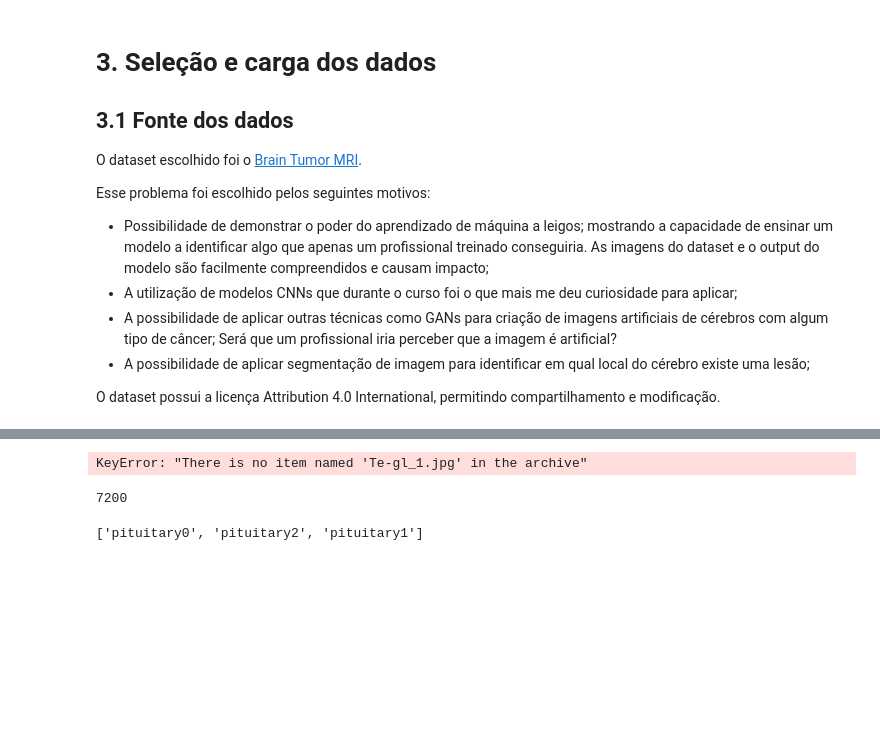
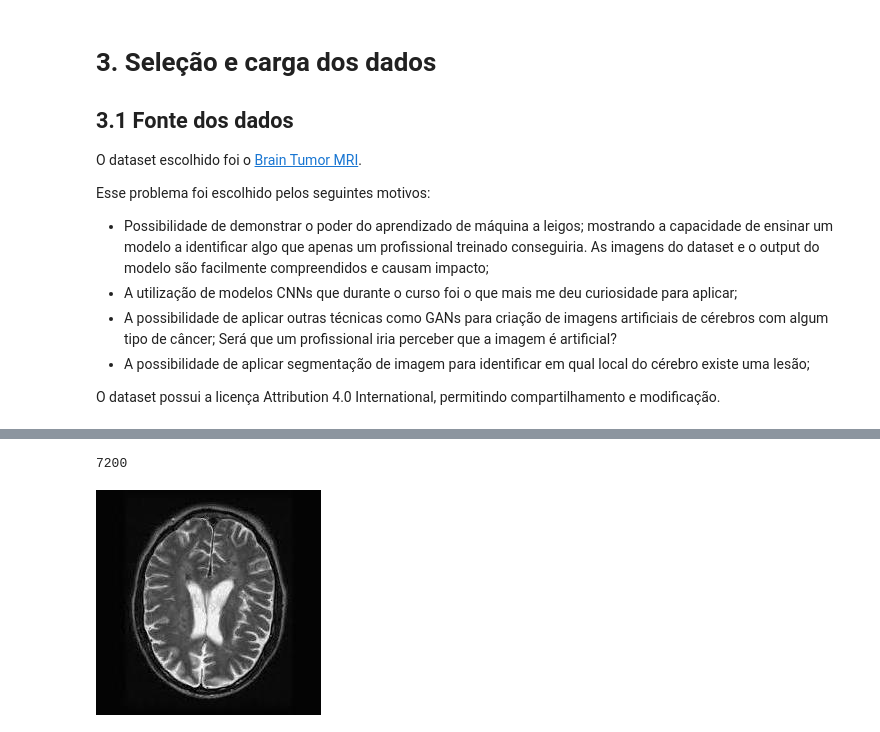
Before and after one commit to LucasDSF7/Machine-Learning-Puc-Rio, a Jupyter notebook: mvp/brain_mri.ipynb, the cells around one changed output, grey strips where cells are left out. Drawn from its saved outputs; the diff is of its cells as text; code cells hidden in the pictures; blank space fills up the shorter version.

Commit message:
downloading dataset working

```diff
--- a/mvp/brain_mri.ipynb
+++ b/mvp/brain_mri.ipynb
@@ -118,8 +105,5 @@ with requests.Session() as session:
         for i in range(3):
             r = session.get(github_url+f"{classe}{i}.zip")
             with zipfile.ZipFile(io.BytesIO(r.content), "r") as zipped:
-                for name in zipped.namelist():
-                    zipped.extractall(dataset_folder/classe)
+                zipped.extractall(dataset_folder/classe)
-# %% [output]
-KeyError: "There is no item named 'Te-gl_1.jpg' in the archive"
 # %%
@@ -127,7 +111,8 @@ image_count = len(list(dataset_folder.glob('*/*/*.jpg')))
 print(image_count)
 # %% [output]
 7200
-# %%
-os.listdir("/content/brain_mri_dataset/pituitary")
-# %% [output]
-['pituitary0', 'pituitary2', 'pituitary1']
+# %%
+roses = list(dataset_folder.glob('notumor/*'))
+PIL.Image.open(str(roses[750]))
+# %% [output]
+[figure, added]
```
Also changed, not shown: parts of 4 cells of this notebook.
